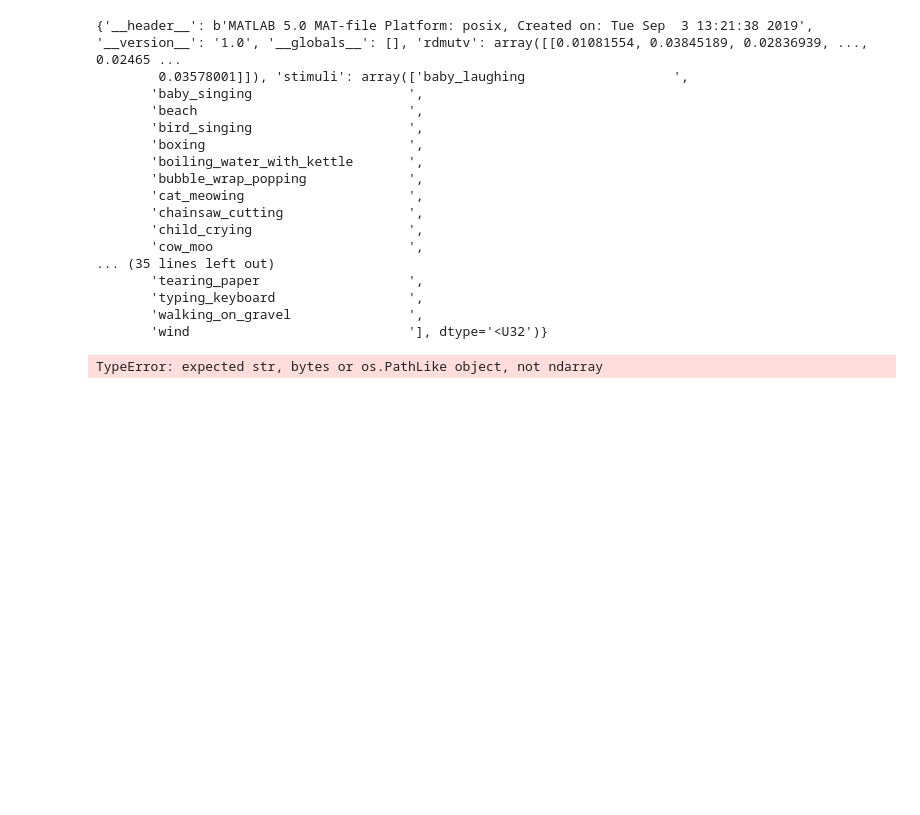
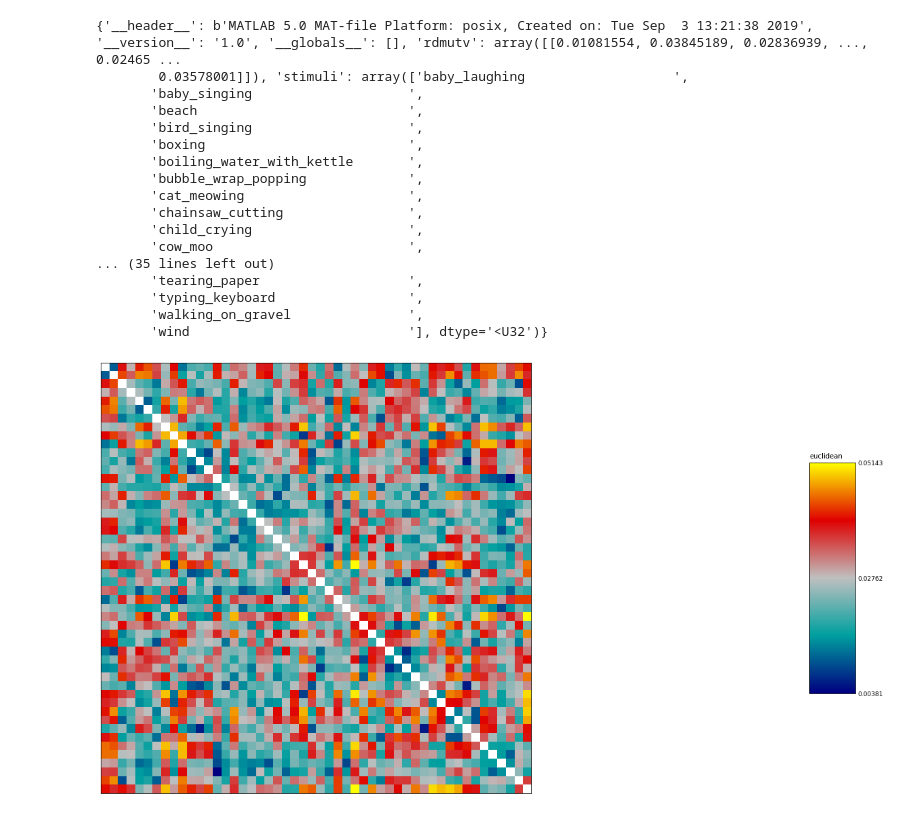
Before and after one commit to Taranks7/AVIMA, a Jupyter notebook: AVIMA_analysis.ipynb, the cells around one changed output. Saved outputs shown, nothing was run; the diff lists cells and outputs as text; code cells hidden in the pictures; blank space fills up the shorter version.

```diff
--- a/AVIMA_analysis.ipynb
+++ b/AVIMA_analysis.ipynb
@@ -210,8 +210,9 @@ np.fill_diagonal(euc_dist,0, wrap=False)
 # %%
 stimuli = securekit["stimuli"]
 stim = pd.Series(stimuli)
-# %%
-rdms = rsa.io.meadows.load_rdms(euc_dist)
-#print(rsa.vis.show_rdm(rdms, figsize=(10,10), show_colorbar='figure')) # rdm print
-# %% [output]
-TypeError: expected str, bytes or os.PathLike object, not ndarray
+# %%
+rdms = rsa.io.meadows.load_rdms(filepath)
+#print(rdms)
+fig,_,_ = rsa.vis.show_rdm(rdms, figsize=(25,25), show_colorbar="figure")
+# %% [output]
+[figure, added]
```
Also changed, not shown: parts of 1 cell of this notebook.
